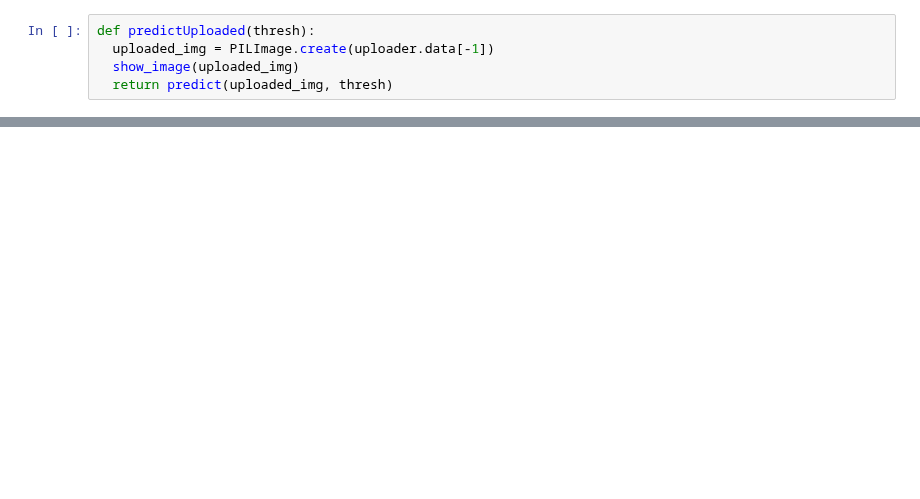
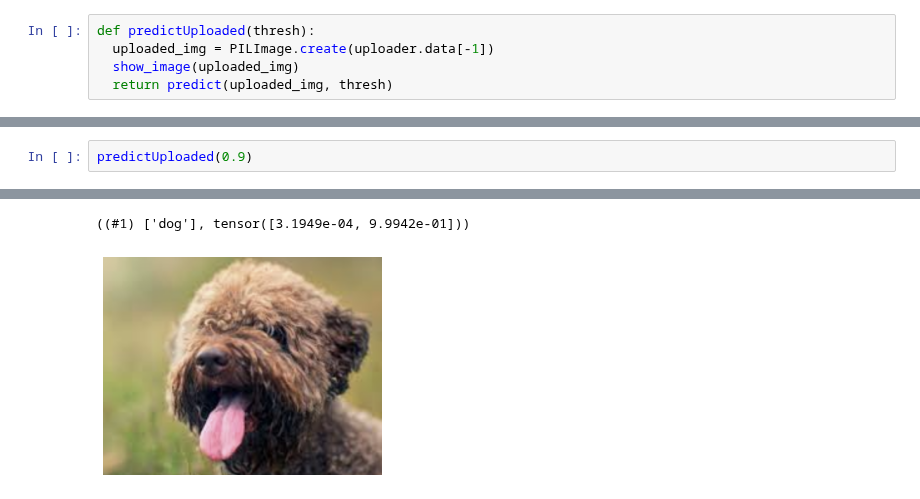
Before and after one commit to arunoda/fastai-v4, a Jupyter notebook: 06_3_multi_cat_cats_dogs_revisited.ipynb, the cells around one changed output, grey strips where cells are left out. Saved outputs shown, nothing was run; the diff lists cells and outputs as text; blank space fills up the shorter version.

```diff
--- a/06_3_multi_cat_cats_dogs_revisited.ipynb
+++ b/06_3_multi_cat_cats_dogs_revisited.ipynb
@@ -110 +120,4 @@ predictUploaded(0.9)
 [figure]
+# %%
+predictUploaded(0.9)
+# %% [output]
@@ -110,0 +125,2 @@ predictUploaded(0.9)
+((#1) ['dog'], tensor([3.1949e-04, 9.9942e-01]))
+[figure, added]
```
Also changed, not shown: parts of 28 cells of this notebook.
